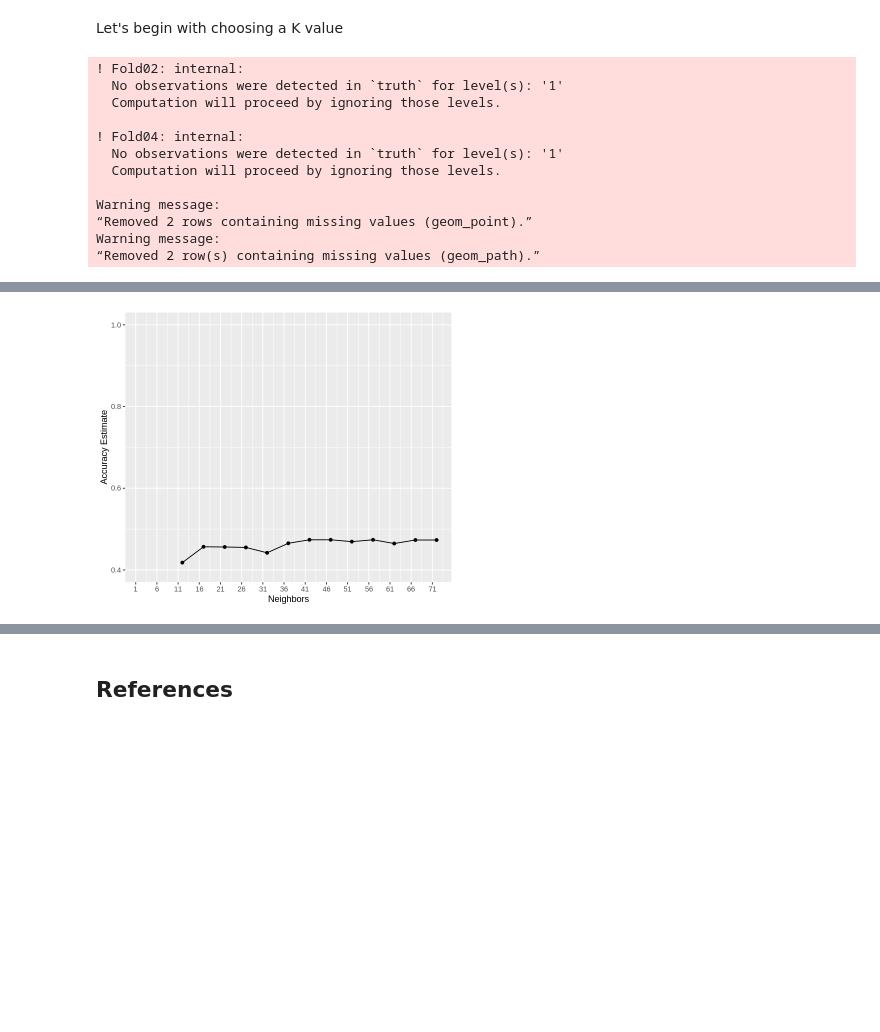
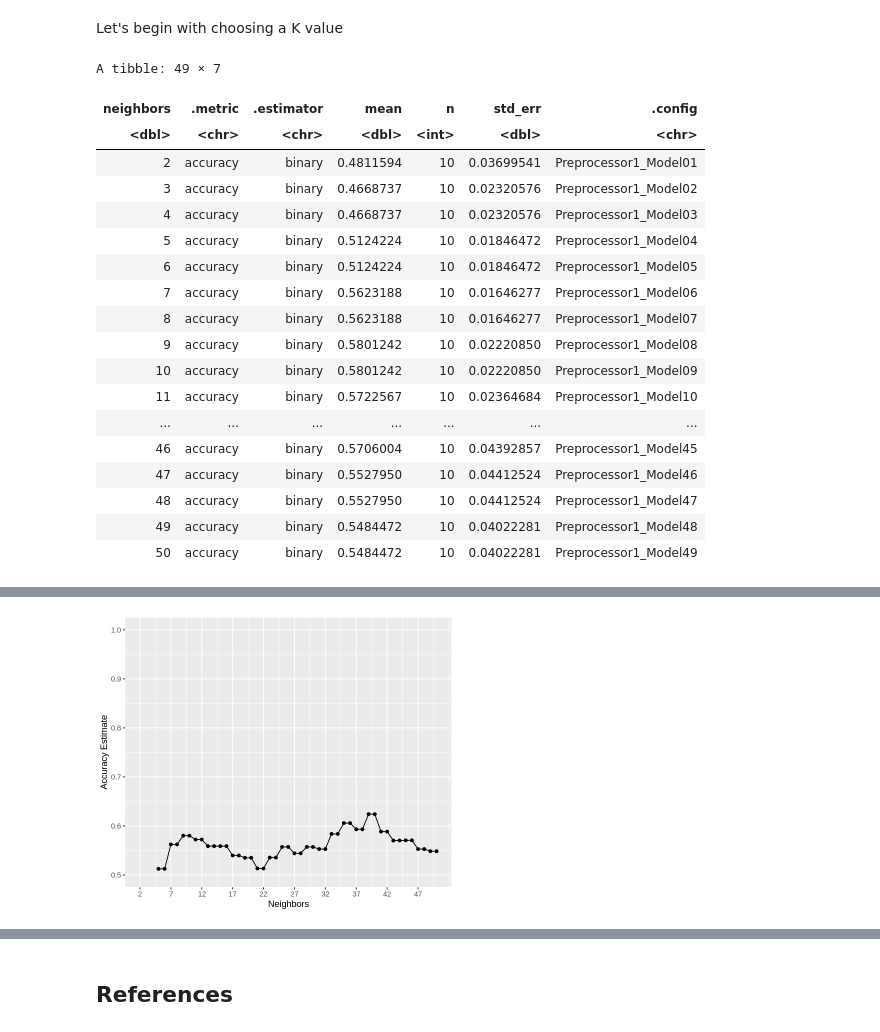
Before and after one commit to Yuvi-777/DSCI_Project_34_007, a Jupyter notebook: Group Project Report.ipynb, the cells around one changed output, grey strips where cells are left out. Cells and saved outputs as stored; diff of their text form; code cells hidden in the pictures; blank space fills up the shorter version.

```diff
--- a/Group Project Report.ipynb
+++ b/Group Project Report.ipynb
@@ -71,6 +72,10 @@ mutate(cp = as_factor(cp))
 # %% [markdown]
 The dataset for heart disease contains "?" instead of NA values which might be difficult to deal with later on. We can replace all the "?" to NA as shown below.
 # %%
+
 cd_mutate[cd_mutate == "?"] <- NA
+cd_mutate <- filter(cd_mutate, ca != "NA")
+cd_mutate <- mutate(cd_mutate, cp = ifelse((cp == 1| cp == 2 | cp ==3), 1, 0)) |>
+            mutate(cp = as_factor(cp))
 cd_mutate
 # %% [output]
@@ -96,7 +101,8 @@ A tibble: 303 × 14
 # %% [markdown]
 For this model, we will be using the variables age, sex, chol, restecg, trestbps to predict the cp type. Hence, we should select these columns from the dataset.
 # %%
-cd_select<-select(cd_mutate, age, sex, chol, restecg,  trestbps, cp)
+
+cd_select<-select(cd_mutate, age, chol, trestbps, cp)
 # %% [markdown]
 We have cleaned and wrangled the data to give a tidy data frame. We can now proceed to split the data into training and testing sets to conduct the analysis.
 # %%
@@ -106,21 +113,10 @@ cd_test<-testing(cd_split)
 # %% [markdown]
 Let's begin with choosing a K value
 # %%
-#install.packages("themis")
-#library(themis)
-#test this out later
+set.seed(88)
+options(repr.plot.height = 5, repr.plot.width = 6)
 
-
-options(repr.plot.height = 5, repr.plot.width = 6)
-#upsampled_recipe <- recipe(cd ~ ., data = cd_training) |>
-  #step_upsample(cd, over_ratio = 1, skip = FALSE) |>
-  #prep()
-
-upsampled_cd_training <- bake(upsampled_recipe, cd_training)
-
-
-
-cd_recipe <- recipe(cp ~ ., data = upsampled_cd_training)|>
+cd_recipe <- recipe(cp ~ ., data = cd_training)|>
             step_scale(all_predictors())|>
             step_center(all_predictors())
 
@@ -131,7 +127,7 @@ knn_tune <- nearest_neighbor(weight_func = "rectangular", neighbors = tune()) |>
       set_engine("kknn") |>
       set_mode("classification")
 
-k = tibble(neighbors = seq(2,50,5))
+k = tibble(neighbors = seq(2,50,1))
 
 knn_results <- workflow() |>
       add_recipe(cd_recipe) |>
@@ -142,25 +138,33 @@ knn_results <- workflow() |>
 accuracies <- knn_results |>
       filter(.metric == "accuracy")
 
+accuracies
 cross_val_plot <- ggplot(accuracies, aes(x = neighbors, y = mean))+
       geom_point() +
       geom_line() +
       labs(x = "Neighbors", y = "Accuracy Estimate") +
-      scale_x_continuous(breaks = seq(1, 50, by = 5)) +  # adjusting the x-axis
-      scale_y_continuous(limits = c(0.4, 1.0)) # adjusting the y-axis
+      scale_x_continuous(breaks = seq(2, 50, by = 5)) +  # adjusting the x-axis
+      scale_y_continuous(limits = c(0.5, 1.0)) # adjusting the y-axis
 
 
 cross_val_plot
 # %% [output]
-! Fold02: internal:
-  No observations were detected in `truth` for level(s): '1'
-  Computation will proceed by ignoring those levels.
-
-! Fold04: internal:
-  No observations were detected in `truth` for level(s): '1'
-  Computation will proceed by ignoring those levels.
-
-Warning message:
-“Removed 2 rows containing missing values (geom_point).”
-Warning message:
-“Removed 2 row(s) containing missing values (geom_path).”
+A tibble: 49 × 7
+| neighbors | .metric | .estimator | mean | n | std_err | .config |
+| <dbl> | <chr> | <chr> | <dbl> | <int> | <dbl> | <chr> |
+| 2 | accuracy | binary | 0.4811594 | 10 | 0.03699541 | Preprocessor1_Model01 |
+| 3 | accuracy | binary | 0.4668737 | 10 | 0.02320576 | Preprocessor1_Model02 |
+| 4 | accuracy | binary | 0.4668737 | 10 | 0.02320576 | Preprocessor1_Model03 |
+| 5 | accuracy | binary | 0.5124224 | 10 | 0.01846472 | Preprocessor1_Model04 |
+| 6 | accuracy | binary | 0.5124224 | 10 | 0.01846472 | Preprocessor1_Model05 |
+| 7 | accuracy | binary | 0.5623188 | 10 | 0.01646277 | Preprocessor1_Model06 |
+| 8 | accuracy | binary | 0.5623188 | 10 | 0.01646277 | Preprocessor1_Model07 |
+| 9 | accuracy | binary | 0.5801242 | 10 | 0.02220850 | Preprocessor1_Model08 |
+| 10 | accuracy | binary | 0.5801242 | 10 | 0.02220850 | Preprocessor1_Model09 |
+| 11 | accuracy | binary | 0.5722567 | 10 | 0.02364684 | Preprocessor1_Model10 |
+| ... | ... | ... | ... | ... | ... | ... |
+| 46 | accuracy | binary | 0.5706004 | 10 | 0.04392857 | Preprocessor1_Model45 |
+| 47 | accuracy | binary | 0.5527950 | 10 | 0.04412524 | Preprocessor1_Model46 |
+| 48 | accuracy | binary | 0.5527950 | 10 | 0.04412524 | Preprocessor1_Model47 |
+| 49 | accuracy | binary | 0.5484472 | 10 | 0.04022281 | Preprocessor1_Model48 |
+| 50 | accuracy | binary | 0.5484472 | 10 | 0.04022281 | Preprocessor1_Model49 |
@@ -167 +175 @@ Warning message:
-[figure, old version]
+[figure, new version]
```
Also changed, not shown: parts of 7 cells of this notebook.
